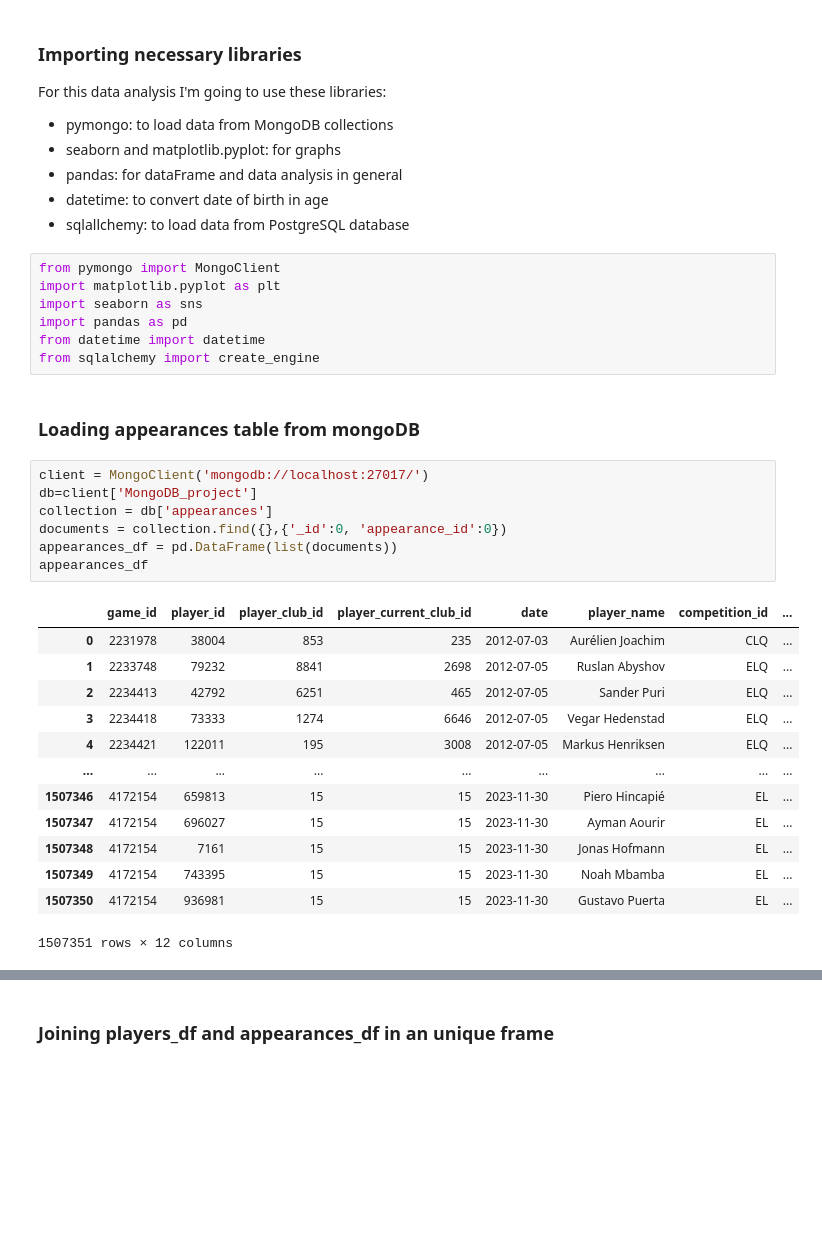
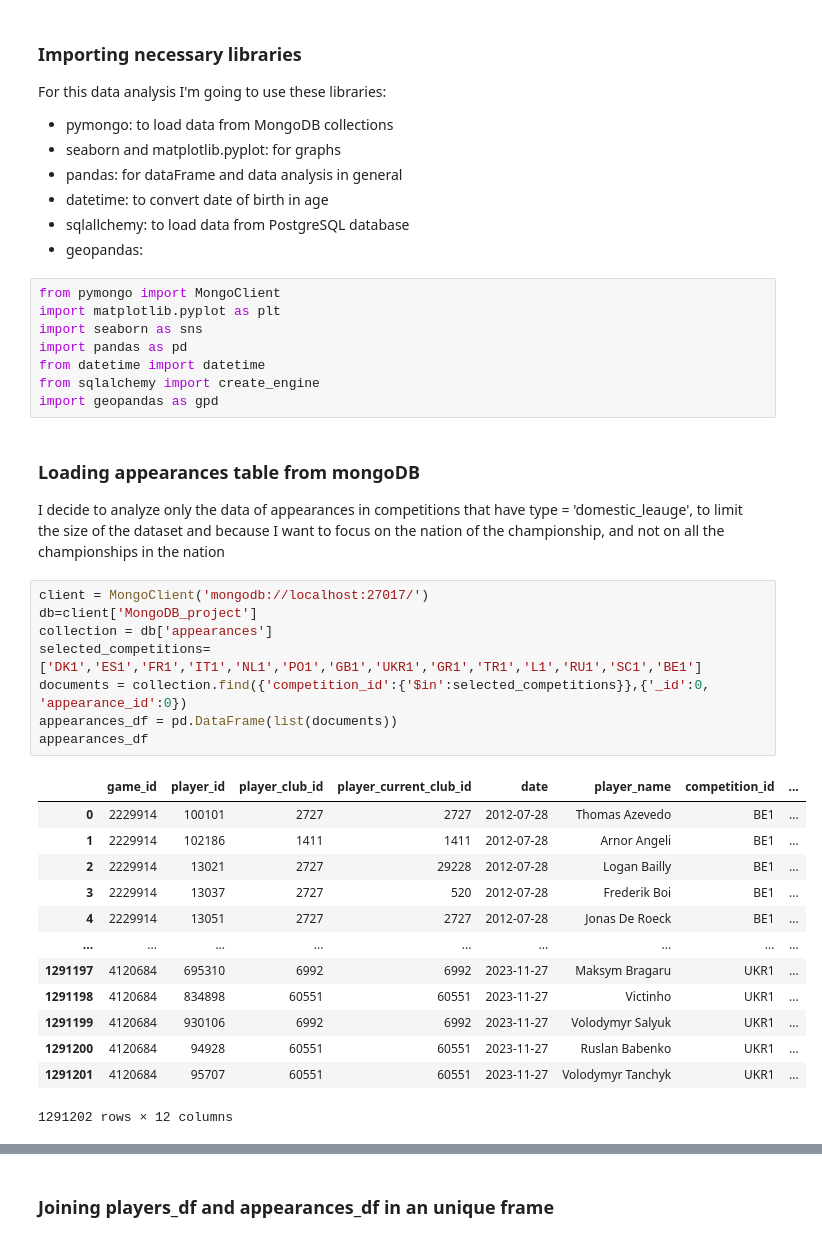
Before and after one commit to BonincontroL/IumTweb_project, a Jupyter notebook: solution/DataAnalysis/JupyterNotebooks/appearances.ipynb, the cells around one changed output, grey strips where cells are left out. Saved outputs shown, nothing was run; the diff lists cells and outputs as text; blank space fills up the shorter version.

```diff
--- a/solution/DataAnalysis/JupyterNotebooks/appearances.ipynb
+++ b/solution/DataAnalysis/JupyterNotebooks/appearances.ipynb
@@ -6,6 +6,7 @@ For this data analysis I'm going to use these libraries:
 - pandas: for dataFrame and data analysis in general
 - datetime: to convert date of birth in age
 - sqlallchemy: to load data from PostgreSQL database
+- geopandas:
 # %%
 from pymongo import MongoClient
 import matplotlib.pyplot as plt
@@ -13,28 +14,31 @@ import seaborn as sns
 import pandas as pd
 from datetime import datetime
 from sqlalchemy import create_engine
+import geopandas as gpd
 # %% [markdown]
 ### Loading appearances table from mongoDB
+I decide to analyze only the data of appearances in competitions that have type = 'domestic_leauge', to limit the size of the dataset and because I want to focus on the nation of the championship, and not on all the championships in the nation
 # %%
 client = MongoClient('mongodb://localhost:27017/')
 db=client['MongoDB_project']
 collection = db['appearances']
-documents = collection.find({},{'_id':0, 'appearance_id':0})
+selected_competitions=['DK1','ES1','FR1','IT1','NL1','PO1','GB1','UKR1','GR1','TR1','L1','RU1','SC1','BE1']
+documents = collection.find({'competition_id':{'$in':selected_competitions}},{'_id':0, 'appearance_id':0})
 appearances_df = pd.DataFrame(list(documents))
 appearances_df
 # %% [output]
 |  | game_id | player_id | player_club_id | player_current_club_id | date | player_name | competition_id | ... |
-| 0 | 2231978 | 38004 | 853 | 235 | 2012-07-03 | Aurélien Joachim | CLQ | ... |
-| 1 | 2233748 | 79232 | 8841 | 2698 | 2012-07-05 | Ruslan Abyshov | ELQ | ... |
-| 2 | 2234413 | 42792 | 6251 | 465 | 2012-07-05 | Sander Puri | ELQ | ... |
-| 3 | 2234418 | 73333 | 1274 | 6646 | 2012-07-05 | Vegar Hedenstad | ELQ | ... |
-| 4 | 2234421 | 122011 | 195 | 3008 | 2012-07-05 | Markus Henriksen | ELQ | ... |
+| 0 | 2229914 | 100101 | 2727 | 2727 | 2012-07-28 | Thomas Azevedo | BE1 | ... |
+| 1 | 2229914 | 102186 | 1411 | 1411 | 2012-07-28 | Arnor Angeli | BE1 | ... |
+| 2 | 2229914 | 13021 | 2727 | 29228 | 2012-07-28 | Logan Bailly | BE1 | ... |
+| 3 | 2229914 | 13037 | 2727 | 520 | 2012-07-28 | Frederik Boi | BE1 | ... |
+| 4 | 2229914 | 13051 | 2727 | 2727 | 2012-07-28 | Jonas De Roeck | BE1 | ... |
 | ... | ... | ... | ... | ... | ... | ... | ... | ... |
-| 1507346 | 4172154 | 659813 | 15 | 15 | 2023-11-30 | Piero Hincapié | EL | ... |
-| 1507347 | 4172154 | 696027 | 15 | 15 | 2023-11-30 | Ayman Aourir | EL | ... |
-| 1507348 | 4172154 | 7161 | 15 | 15 | 2023-11-30 | Jonas Hofmann | EL | ... |
-| 1507349 | 4172154 | 743395 | 15 | 15 | 2023-11-30 | Noah Mbamba | EL | ... |
-| 1507350 | 4172154 | 936981 | 15 | 15 | 2023-11-30 | Gustavo Puerta | EL | ... |
+| 1291197 | 4120684 | 695310 | 6992 | 6992 | 2023-11-27 | Maksym Bragaru | UKR1 | ... |
+| 1291198 | 4120684 | 834898 | 60551 | 60551 | 2023-11-27 | Victinho | UKR1 | ... |
+| 1291199 | 4120684 | 930106 | 6992 | 6992 | 2023-11-27 | Volodymyr Salyuk | UKR1 | ... |
+| 1291200 | 4120684 | 94928 | 60551 | 60551 | 2023-11-27 | Ruslan Babenko | UKR1 | ... |
+| 1291201 | 4120684 | 95707 | 60551 | 60551 | 2023-11-27 | Volodymyr Tanchyk | UKR1 | ... |
-1507351 rows × 12 columns
+1291202 rows × 12 columns
 # %% [markdown]
 ### Loading player table and competition table
```
Also changed, not shown: parts of 33 cells of this notebook, 2 other files.
